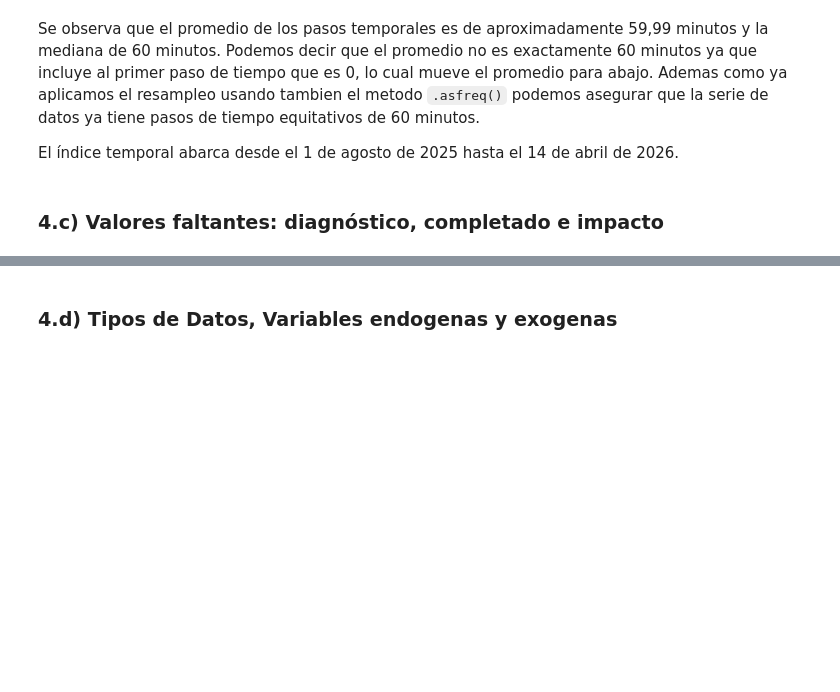
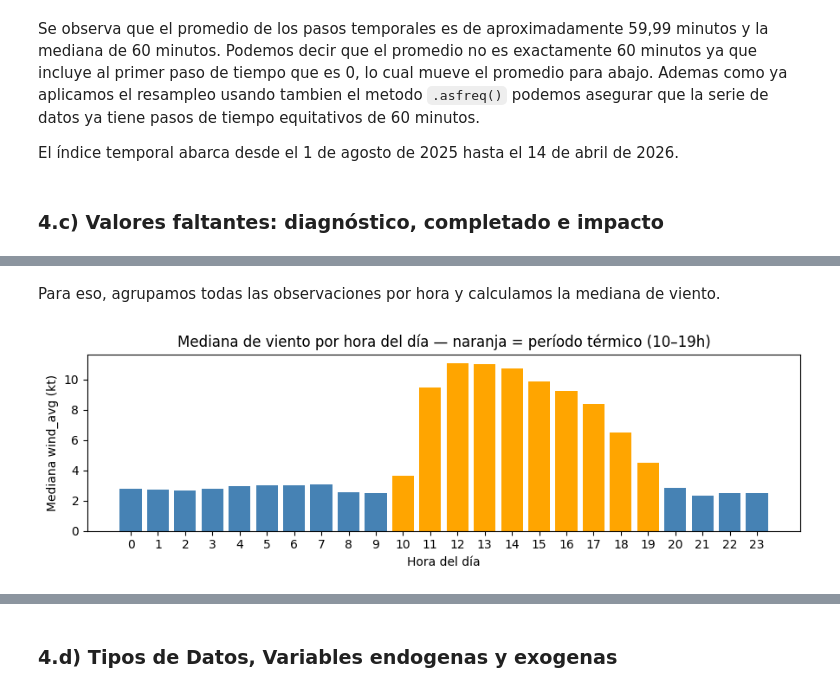
Before and after one commit to MarcosACH/potrerillos-wind-forecast, a Jupyter notebook: src/entregable_1.ipynb, the cells around one changed output, grey strips where cells are left out. Saved outputs shown, nothing was run; the diff lists cells and outputs as text; code cells hidden in the pictures; blank space fills up the shorter version.

```diff
--- a/src/entregable_1.ipynb
+++ b/src/entregable_1.ipynb
@@ -131,2 +140,0 @@ Ademas podemos afirmar que no hubo casos en donde `wind_avg` y `wind_max` fueron
-# %%
-df = df.dropna(subset=["gustiness"])
@@ -170,15 +140,0 @@ Name: wind_direction, dtype: float64
-# %%
-df.drop(columns=["wind_min"], inplace=True)
-
-dominant_dir = df[df["wind_avg"] >= 10]["wind_direction"].dropna().mode()[0]
-print(f"Dirección dominante (wind_avg ≥ 10): {dominant_dir}°")
-
-for col in ["wind_avg", "wind_max", "temperature", "rh", "mslp", "gustiness"]:
-    df[col] = df[col].interpolate(method="time", limit=6)
-
-mask_strong_nan = (df["wind_avg"] >= 10) & df["wind_direction"].isna()
-df.loc[mask_strong_nan, "wind_direction"] = dominant_dir
-df["wind_direction"] = df["wind_direction"].ffill(limit=6)
-
-print("\nNaN restantes (huecos offline > 6h):")
-print(df.isna().sum()[df.isna().sum() > 0])
@@ -186,0 +143,18 @@ KeyError: "['wind_min'] not found in axis"
+# %% [markdown]
+Para eso, agrupamos todas las observaciones por hora y calculamos la mediana de viento.
+# %%
+hourly = df["wind_avg"].dropna().groupby(df["wind_avg"].dropna().index.hour).median()
+
+fig, ax = plt.subplots(figsize=(9, 3))
+ax.bar(
+    hourly.index,
+    hourly.values,
+    color=["orange" if 10 <= h <= 19 else "steelblue" for h in hourly.index],
+)
+ax.set_xlabel("Hora del día")
+ax.set_ylabel("Mediana wind_avg (kt)")
+ax.set_title("Mediana de viento por hora del día — naranja = período térmico (10–19h)")
+ax.set_xticks(range(24))
+plt.tight_layout()
+# %% [output]
+[figure, added]
```
Also changed, not shown: parts of 27 cells of this notebook.
